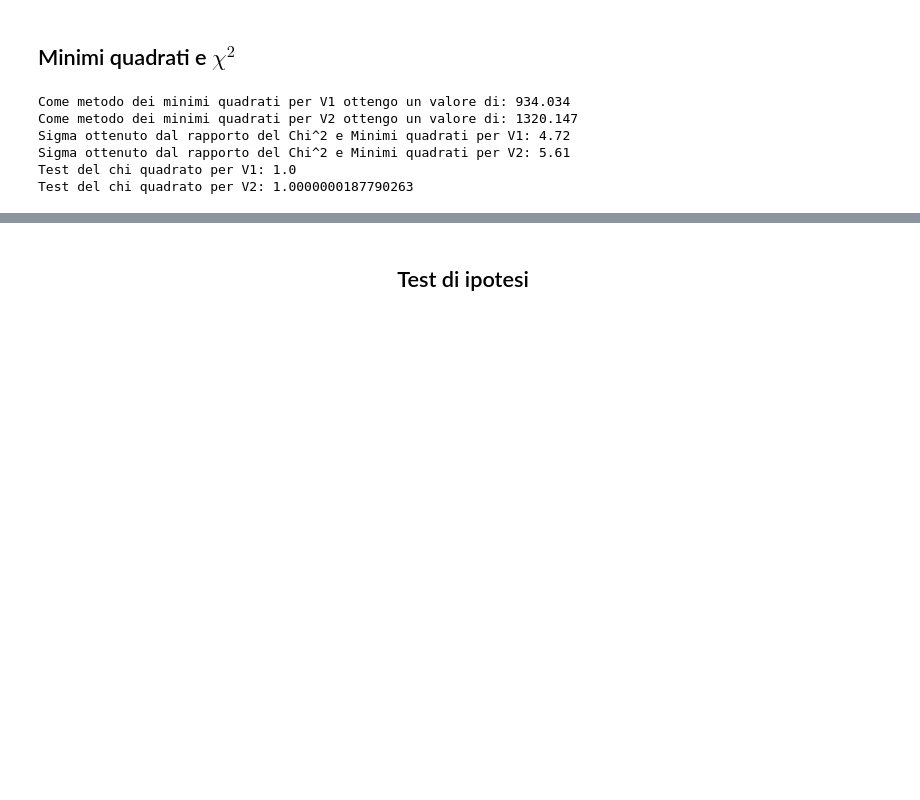
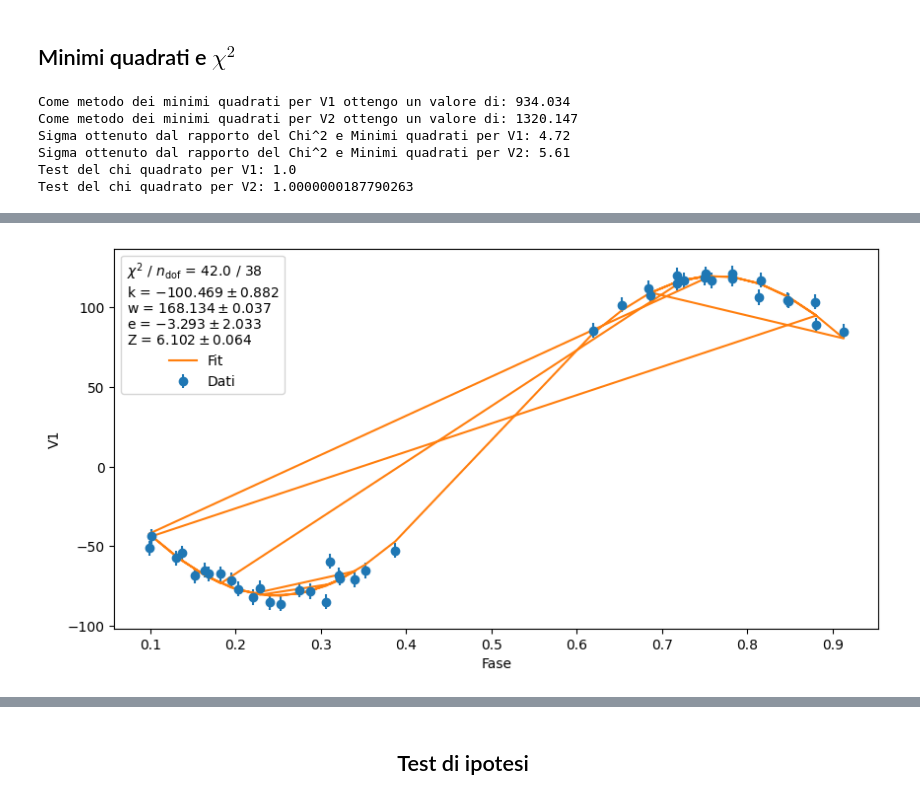
Before and after one commit to Sebyiossa/Progetto-Analisi-dati-2024, a Jupyter notebook: Progetti analisi statistica dei dati -Stelle Binarie.ipynb, the cells around one changed output, grey strips where cells are left out. Drawn from its saved outputs; the diff is of its cells as text; code cells hidden in the pictures; blank space fills up the shorter version.

```diff
--- a/Progetti analisi statistica dei dati -Stelle Binarie.ipynb
+++ b/Progetti analisi statistica dei dati -Stelle Binarie.ipynb
@@ -417,3 +417,11 @@ Sigma ottenuto dal rapporto del Chi^2 e Minimi quadrati per V1: 4.72
 Sigma ottenuto dal rapporto del Chi^2 e Minimi quadrati per V2: 5.61
 Test del chi quadrato per V1: 1.0
 Test del chi quadrato per V2: 1.0000000187790263
+# %%
+import iminuit
+from iminuit import Minuit
+import math
+
+least_squares_mode = LeastSquares(Fase, V1, errore_V1, model)
+m = Minuit(least_squares_mode, k=0.5, w=0.5, e=0.5, Z=0.5)
+m.migrad()
@@ -419,0 +495,34 @@ Test del chi quadrato per V2: 1.0000000187790263
+# %%
+import matplotlib.pyplot as plt
+
+# Supponendo che `Fase`, `V1`, `errore_V1`, `model`, e `m` siano definiti in precedenza
+
+# Creazione della figura con dimensioni specifiche
+plt.figure(figsize=(10, 5))
+
+# Tracciare i dati con barre di errore
+plt.errorbar(Fase, V1, errore_V1, fmt="o", label="Dati")
+
+# Calcolare i valori del modello
+data_x_f = Fase
+data_y_f = model(Fase, *m.values)
+
+# Tracciare il fit
+plt.plot(data_x_f, data_y_f, label="Fit")
+
+# Etichette degli assi
+plt.xlabel('Fase')
+plt.ylabel('V1')
+
+# Informazioni sul fit
+fit_info = [f"$\\chi^2$ / $n_\\mathrm{{dof}}$ = {m.fval:.1f} / {len(Fase) - m.nfit}"]
+for k, w, e in zip(m.parameters, m.values, m.errors):
+    fit_info.append(f"{k} = ${w:.3f} \\pm {e:.3f}$")
+
+# Aggiungere la legenda con le informazioni del fit
+plt.legend(title="\n".join(fit_info))
+
+# Mostrare il grafico
+plt.show()
+# %% [output]
+[figure, added]
```
Also changed, not shown: parts of 7 cells of this notebook.
